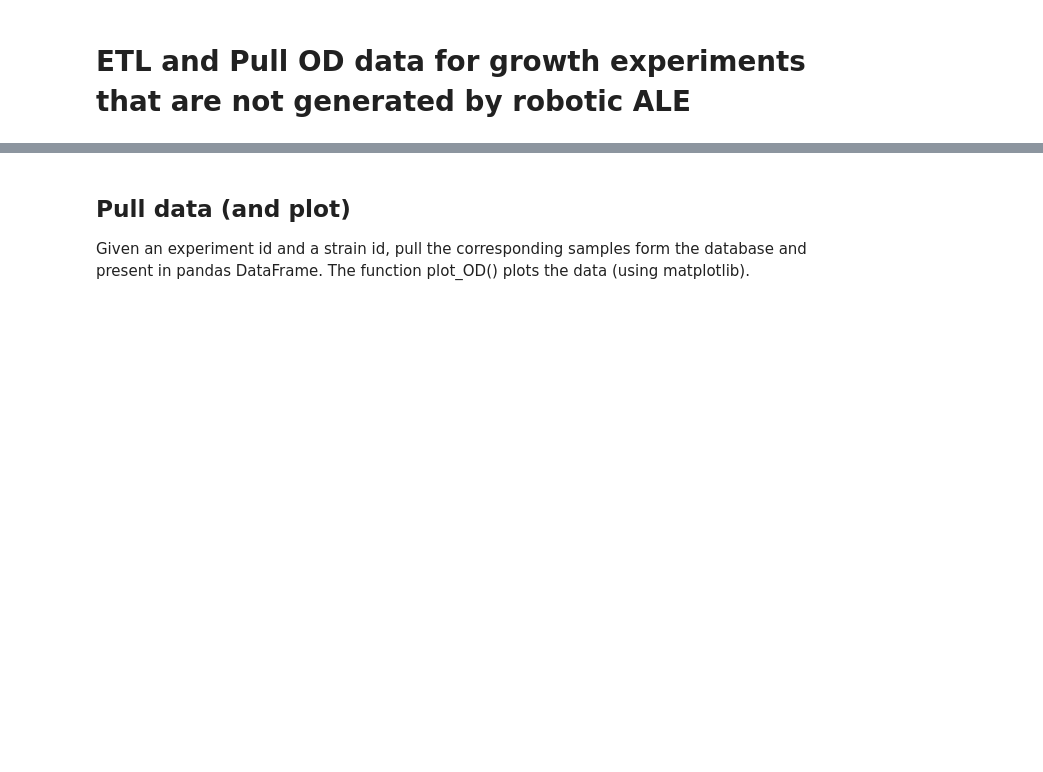
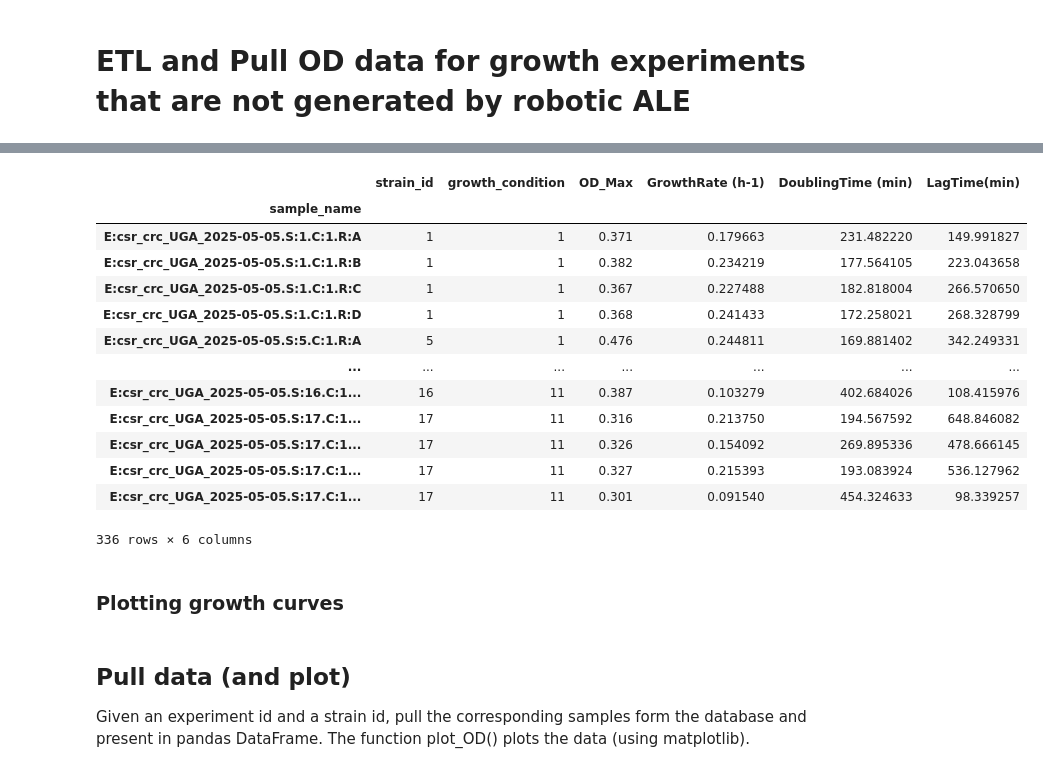
Before and after one commit to nspahr08/ai_synbio_data_processing, a Jupyter notebook: non-ALE_growth_ETL_pull.ipynb, the cells around one changed output, grey strips where cells are left out. Cells and saved outputs as stored; diff of their text form; code cells hidden in the pictures; blank space fills up the shorter version.

```diff
--- a/non-ALE_growth_ETL_pull.ipynb
+++ b/non-ALE_growth_ETL_pull.ipynb
@@ -2,0 +61,9 @@
+# %%
+mapping.set_index('sample_name', inplace=True)
+# %%
+# Reading in and formatting data
+raw = pd.read_excel(data_file, sheet_name='hour_OD')
+data_cols = ['time'] + mapping.index.to_list()
+
+data = raw.copy()
+data.columns = data_cols
@@ -2,0 +84,6 @@
+# %%
+plate = GrowthPlate(data=data,key=mapping)
+plate.computeBasicSummary()
+plate.raiseData()
+plate.logData()
+plate.subtractBaseline(True,poly=False)
@@ -2,0 +106,13 @@
+# %%
+metrics = plate.key[['strain_id', 'growth_condition', 'OD_Max']]
+
+for sample in plate.data.columns:
+    # fit curve
+    thisSample = pd.concat([plate.time, plate.data[sample]], axis=1).dropna() #### There were some missing values, so had to drop those, otherwise curve fitting won't work
+    thisSample.columns = ['Time', 'OD']
+    gm = GrowthModel(thisSample,ARD=True)
+    gm.fit()
+    curve = gm.run()
+    metrics.loc[sample, 'growth_rate'] = curve.gr
+    metrics.loc[sample, 'doubling_time'] = curve.td * 60
+    metrics.loc[sample, 'lag_time'] = curve.lagC * 60
@@ -2,0 +132,17 @@
+# %%
+metrics
+# %% [output]
+|  | strain_id | growth_condition | OD_Max | GrowthRate (h-1) | DoublingTime (min) | LagTime(min) |
+| sample_name |  |  |  |  |  |  |
+| E:csr_crc_UGA_2025-05-05.S:1.C:1.R:A | 1 | 1 | 0.371 | 0.179663 | 231.482220 | 149.991827 |
+| E:csr_crc_UGA_2025-05-05.S:1.C:1.R:B | 1 | 1 | 0.382 | 0.234219 | 177.564105 | 223.043658 |
+| E:csr_crc_UGA_2025-05-05.S:1.C:1.R:C | 1 | 1 | 0.367 | 0.227488 | 182.818004 | 266.570650 |
+| E:csr_crc_UGA_2025-05-05.S:1.C:1.R:D | 1 | 1 | 0.368 | 0.241433 | 172.258021 | 268.328799 |
+| E:csr_crc_UGA_2025-05-05.S:5.C:1.R:A | 5 | 1 | 0.476 | 0.244811 | 169.881402 | 342.249331 |
+| ... | ... | ... | ... | ... | ... | ... |
+| E:csr_crc_UGA_2025-05-05.S:16.C:1... | 16 | 11 | 0.387 | 0.103279 | 402.684026 | 108.415976 |
+| E:csr_crc_UGA_2025-05-05.S:17.C:1... | 17 | 11 | 0.316 | 0.213750 | 194.567592 | 648.846082 |
+| E:csr_crc_UGA_2025-05-05.S:17.C:1... | 17 | 11 | 0.326 | 0.154092 | 269.895336 | 478.666145 |
+| E:csr_crc_UGA_2025-05-05.S:17.C:1... | 17 | 11 | 0.327 | 0.215393 | 193.083924 | 536.127962 |
+| E:csr_crc_UGA_2025-05-05.S:17.C:1... | 17 | 11 | 0.301 | 0.091540 | 454.324633 | 98.339257 |
+336 rows × 6 columns
@@ -3,3 +166,5 @@
+# %% [markdown]
+### Plotting growth curves
 # %%
 from sqlalchemy import create_engine
 import pandas as pd
```
Also changed, not shown: parts of 14 cells of this notebook.
